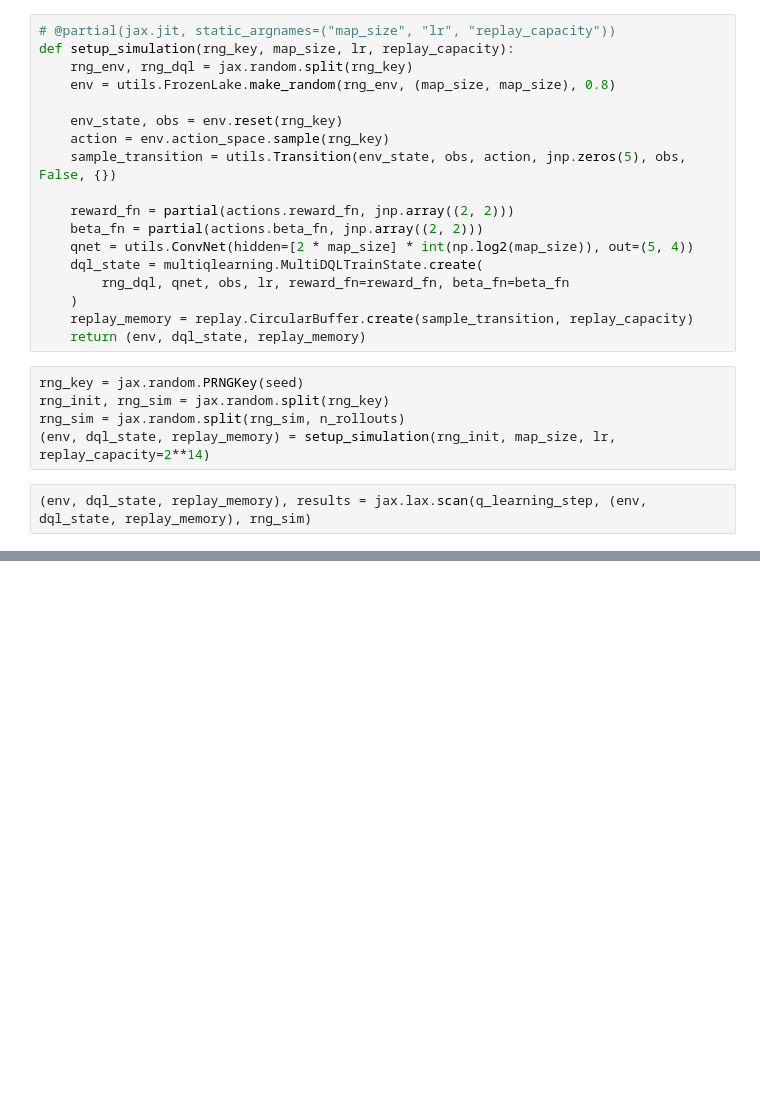
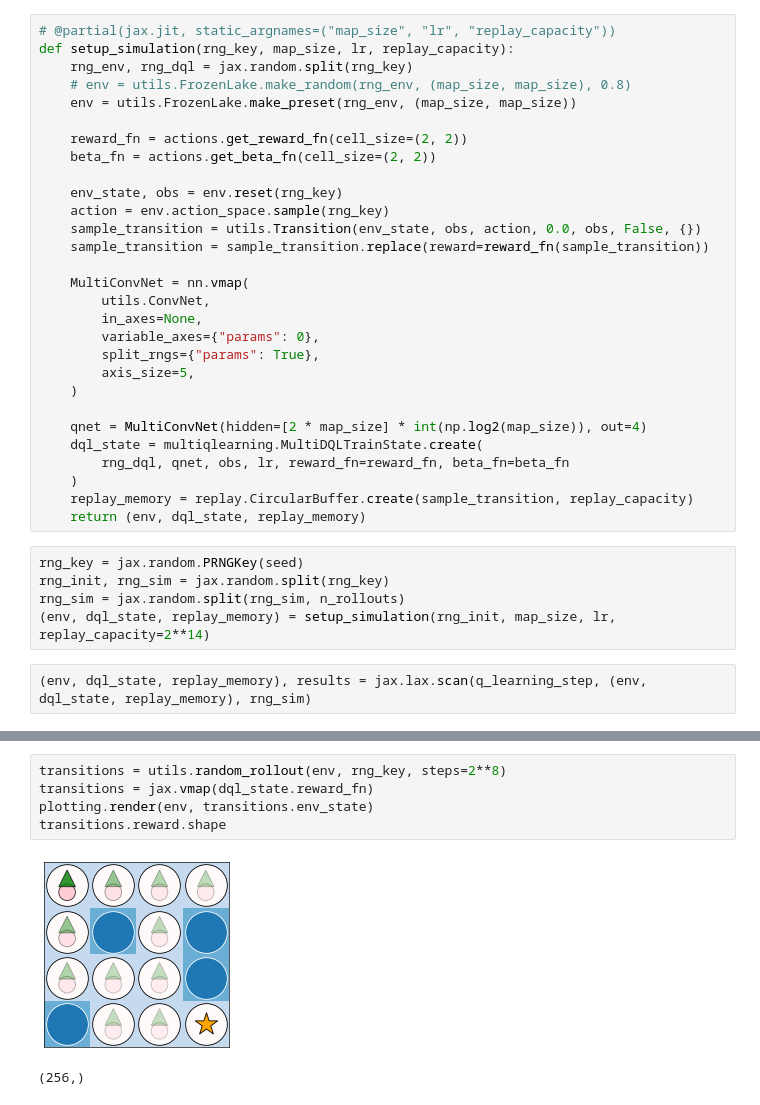
Before and after one commit to davidesartor/MANGO-lite, a Jupyter notebook: imdone/test multitask.ipynb, the cells around one changed output, grey strips where cells are left out. Saved outputs shown, nothing was run; the diff lists cells and outputs as text; blank space fills up the shorter version.

```diff
--- a/imdone/test multitask.ipynb
+++ b/imdone/test multitask.ipynb
@@ -31,15 +31,26 @@ q_learning_step = partial(
 # @partial(jax.jit, static_argnames=("map_size", "lr", "replay_capacity"))
 def setup_simulation(rng_key, map_size, lr, replay_capacity):
     rng_env, rng_dql = jax.random.split(rng_key)
-    env = utils.FrozenLake.make_random(rng_env, (map_size, map_size), 0.8)
+    # env = utils.FrozenLake.make_random(rng_env, (map_size, map_size), 0.8)
+    env = utils.FrozenLake.make_preset(rng_env, (map_size, map_size))
+
+    reward_fn = actions.get_reward_fn(cell_size=(2, 2))
+    beta_fn = actions.get_beta_fn(cell_size=(2, 2))
 
     env_state, obs = env.reset(rng_key)
     action = env.action_space.sample(rng_key)
-    sample_transition = utils.Transition(env_state, obs, action, jnp.zeros(5), obs, False, {})
+    sample_transition = utils.Transition(env_state, obs, action, 0.0, obs, False, {})
+    sample_transition = sample_transition.replace(reward=reward_fn(sample_transition))
 
-    reward_fn = partial(actions.reward_fn, jnp.array((2, 2)))
-    beta_fn = partial(actions.beta_fn, jnp.array((2, 2)))
-    qnet = utils.ConvNet(hidden=[2 * map_size] * int(np.log2(map_size)), out=(5, 4))
+    MultiConvNet = nn.vmap(
+        utils.ConvNet,
+        in_axes=None,
+        variable_axes={"params": 0},
+        split_rngs={"params": True},
+        axis_size=5,
+    )
+
+    qnet = MultiConvNet(hidden=[2 * map_size] * int(np.log2(map_size)), out=4)
     dql_state = multiqlearning.MultiDQLTrainState.create(
         rng_dql, qnet, obs, lr, reward_fn=reward_fn, beta_fn=beta_fn
     )
@@ -90,0 +99,8 @@ utils.random_rollout(env, rng_key, rollout_length)
+# %%
+transitions = utils.random_rollout(env, rng_key, steps=2**8)
+transitions = jax.vmap(dql_state.reward_fn)
+plotting.render(env, transitions.env_state)
+transitions.reward.shape
+# %% [output]
+[figure, added]
+(256,)
```
Also changed, not shown: parts of 6 cells of this notebook, 5 other files.
